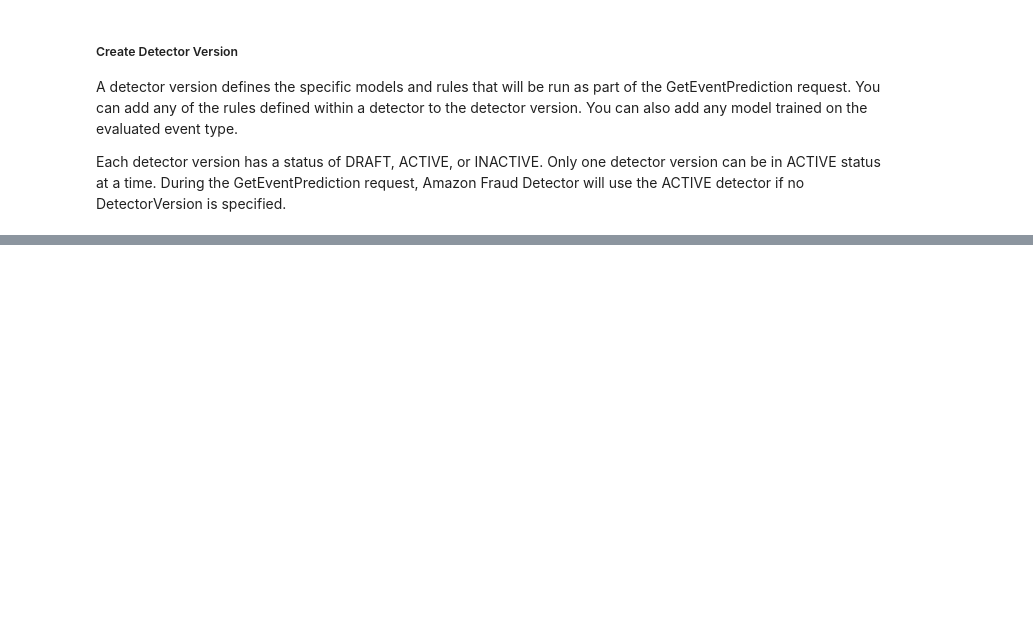
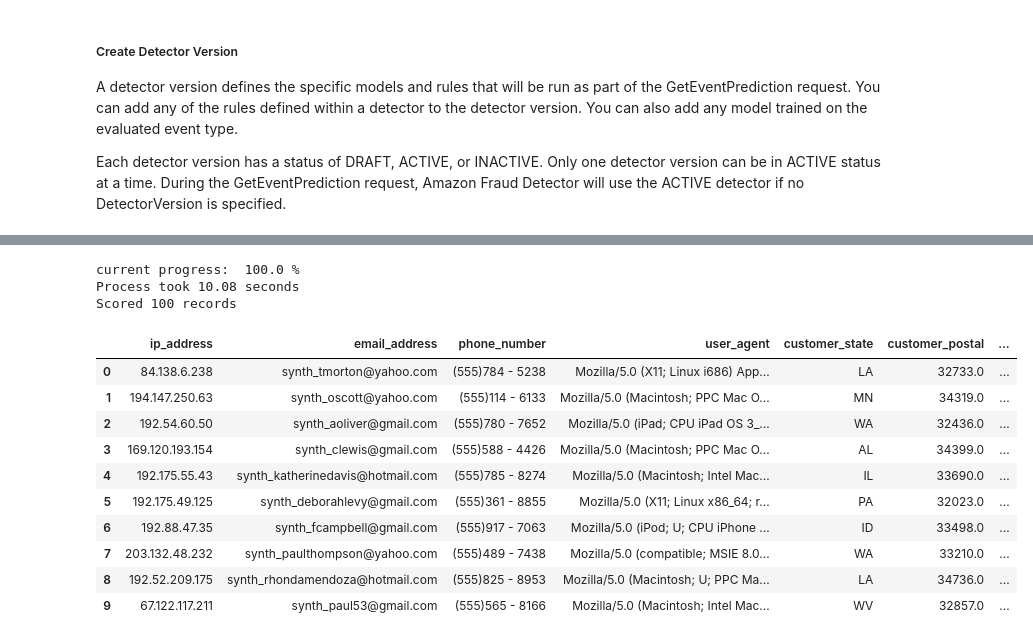
Before and after one commit to tom5610/amazon-fraud-detector-workshop, a Jupyter notebook: project_1_model_training.ipynb, the cells around one changed output, grey strips where cells are left out. Cells and saved outputs as stored; diff of their text form; code cells hidden in the pictures; blank space fills up the shorter version.

```diff
--- a/project_1_model_training.ipynb
+++ b/project_1_model_training.ipynb
@@ -495,0 +750,28 @@ project_1_newaccounts_5k.csv
+# %%
+# record_count = df.shape[0] # -- override  to run all records in file
+record_count = 100
+predict_recs = do_predictions(
+    fraud_detector,
+    df[event_variables],
+    DETECTOR_ID,
+    detector_version_id,
+    MODEL_ID,
+    EVENT_TYPE_NAME,
+    ENTITY_TYPE_NAME)
+predictions = pd.DataFrame.from_dict(predict_recs, orient='columns')
+predictions.head(10)
+# %% [output]
+current progress:  100.0 %
+Process took 10.08 seconds
+Scored 100 records
+|  | ip_address | email_address | phone_number | user_agent | customer_state | customer_postal | ... |
+| 0 | 84.138.6.238 | synth_tmorton@yahoo.com | (555)784 - 5238 | Mozilla/5.0 (X11; Linux i686) App... | LA | 32733.0 | ... |
+| 1 | 194.147.250.63 | synth_oscott@yahoo.com | (555)114 - 6133 | Mozilla/5.0 (Macintosh; PPC Mac O... | MN | 34319.0 | ... |
+| 2 | 192.54.60.50 | synth_aoliver@gmail.com | (555)780 - 7652 | Mozilla/5.0 (iPad; CPU iPad OS 3_... | WA | 32436.0 | ... |
+| 3 | 169.120.193.154 | synth_clewis@gmail.com | (555)588 - 4426 | Mozilla/5.0 (Macintosh; PPC Mac O... | AL | 34399.0 | ... |
+| 4 | 192.175.55.43 | synth_katherinedavis@hotmail.com | (555)785 - 8274 | Mozilla/5.0 (Macintosh; Intel Mac... | IL | 33690.0 | ... |
+| 5 | 192.175.49.125 | synth_deborahlevy@gmail.com | (555)361 - 8855 | Mozilla/5.0 (X11; Linux x86_64; r... | PA | 32023.0 | ... |
+| 6 | 192.88.47.35 | synth_fcampbell@gmail.com | (555)917 - 7063 | Mozilla/5.0 (iPod; U; CPU iPhone ... | ID | 33498.0 | ... |
+| 7 | 203.132.48.232 | synth_paulthompson@yahoo.com | (555)489 - 7438 | Mozilla/5.0 (compatible; MSIE 8.0... | WA | 33210.0 | ... |
+| 8 | 192.52.209.175 | synth_rhondamendoza@hotmail.com | (555)825 - 8953 | Mozilla/5.0 (Macintosh; U; PPC Ma... | LA | 34736.0 | ... |
+| 9 | 67.122.117.211 | synth_paul53@gmail.com | (555)565 - 8166 | Mozilla/5.0 (Macintosh; Intel Mac... | WV | 32857.0 | ... |
```
Also changed, not shown: parts of 48 cells of this notebook, 1 other file.
